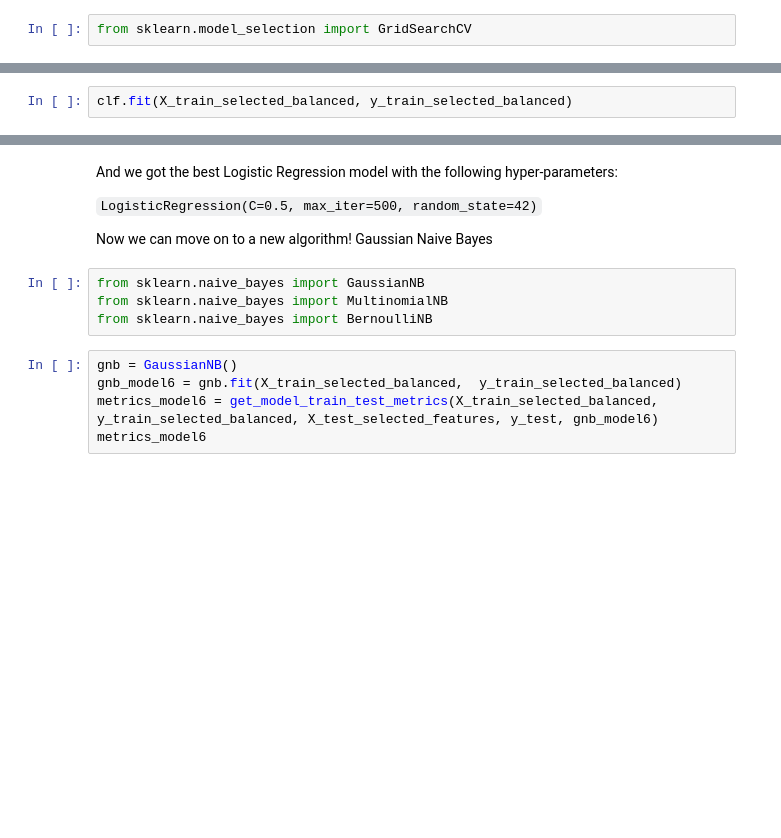
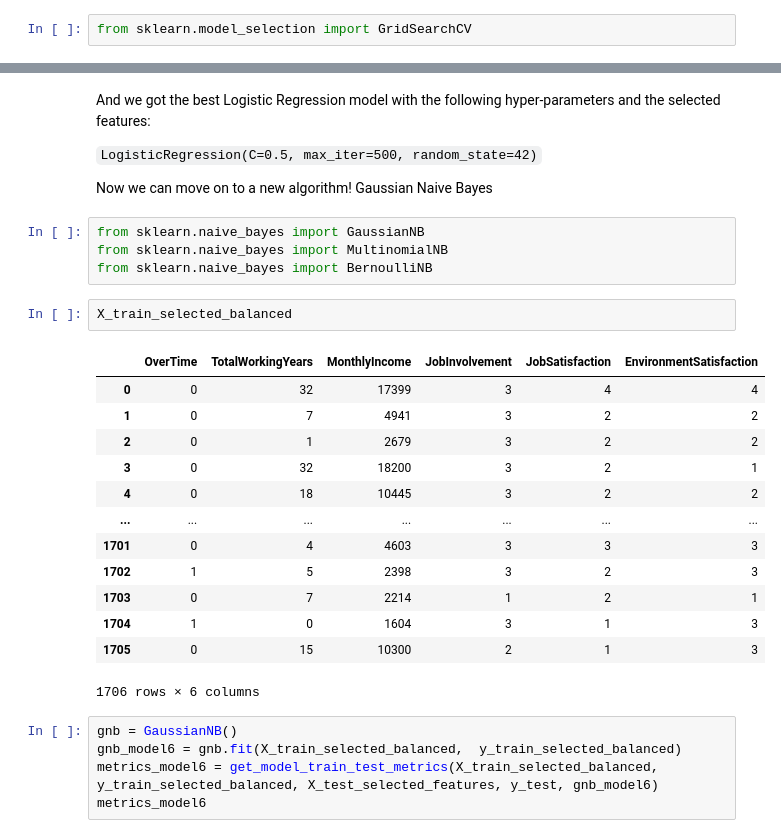
Before and after one commit to gasp37/employee-attrition-and-performance, a Jupyter notebook: employee_attrition_analysis.ipynb, the cells around one changed output, grey strips where cells are left out. Cells and saved outputs as stored; diff of their text form; blank space fills up the shorter version.

````diff
--- a/employee_attrition_analysis.ipynb
+++ b/employee_attrition_analysis.ipynb
@@ -694,2 +670,0 @@ LogisticRegression(random_state=42, solver='liblinear')
-# %%
-clf.fit(X_train_selected_balanced, y_train_selected_balanced)
@@ -741,5 +706,5 @@ LogisticRegression(C=0.5, max_iter=500, random_state=42)
 # %% [markdown]
-And we got the best Logistic Regression model with the following hyper-parameters:
+And we got the best Logistic Regression model with the following hyper-parameters and the selected features:
 
 ```LogisticRegression(C=0.5, max_iter=500, random_state=42)```
 
@@ -748,6 +713,22 @@ Now we can move on to a new algorithm! Gaussian Naive Bayes
 from sklearn.naive_bayes import GaussianNB
 from sklearn.naive_bayes import MultinomialNB
 from sklearn.naive_bayes import BernoulliNB
+# %%
+X_train_selected_balanced
+# %% [output]
+|  | OverTime | TotalWorkingYears | MonthlyIncome | JobInvolvement | JobSatisfaction | EnvironmentSatisfaction |
+| 0 | 0 | 32 | 17399 | 3 | 4 | 4 |
+| 1 | 0 | 7 | 4941 | 3 | 2 | 2 |
+| 2 | 0 | 1 | 2679 | 3 | 2 | 2 |
+| 3 | 0 | 32 | 18200 | 3 | 2 | 1 |
+| 4 | 0 | 18 | 10445 | 3 | 2 | 2 |
+| ... | ... | ... | ... | ... | ... | ... |
+| 1701 | 0 | 4 | 4603 | 3 | 3 | 3 |
+| 1702 | 1 | 5 | 2398 | 3 | 2 | 3 |
+| 1703 | 0 | 7 | 2214 | 1 | 2 | 1 |
+| 1704 | 1 | 0 | 1604 | 3 | 1 | 3 |
+| 1705 | 0 | 15 | 10300 | 2 | 1 | 3 |
+1706 rows × 6 columns
 # %%
 gnb = GaussianNB()
 gnb_model6 = gnb.fit(X_train_selected_balanced,  y_train_selected_balanced)
````
Also changed, not shown: parts of 25 cells of this notebook.
